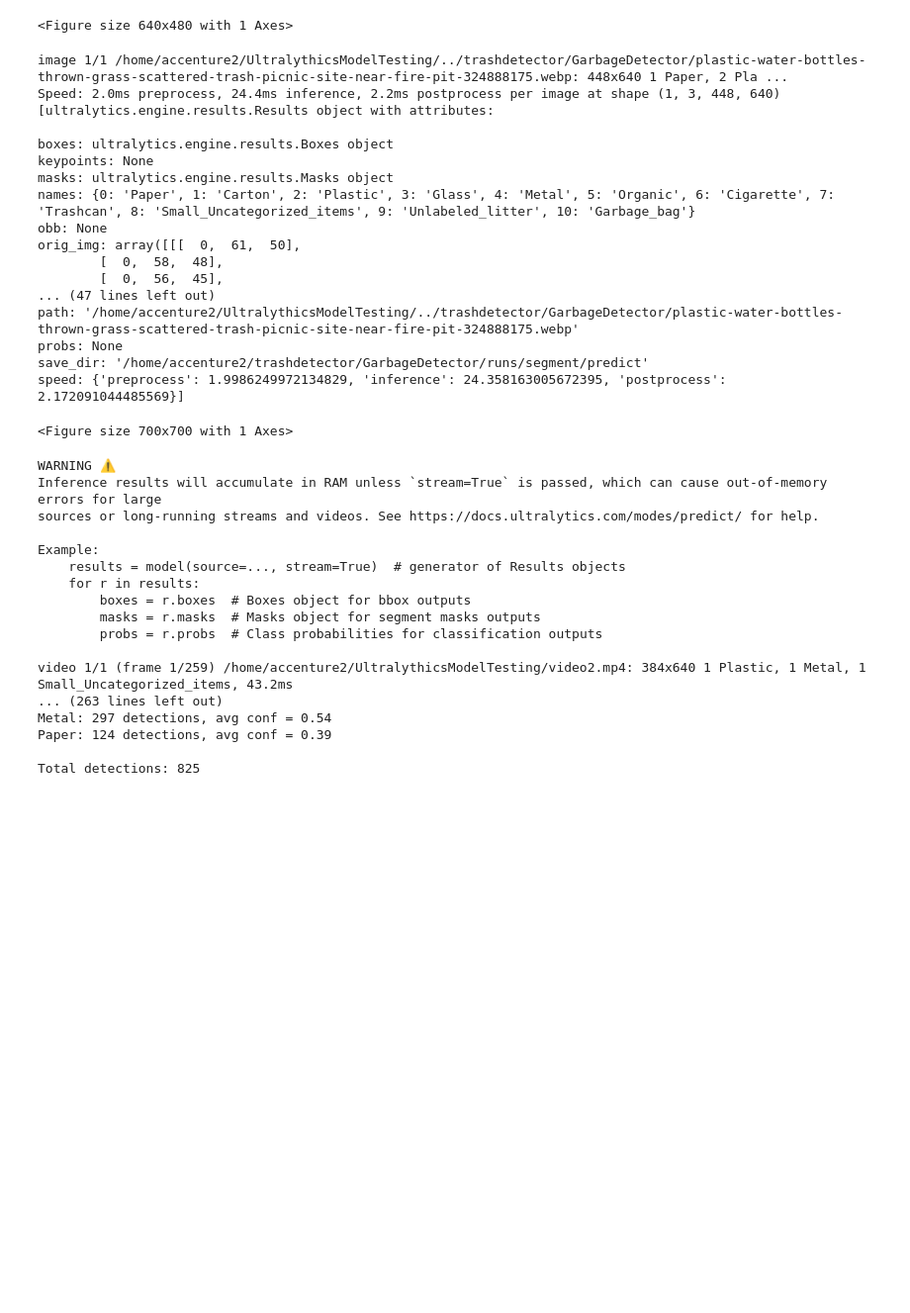
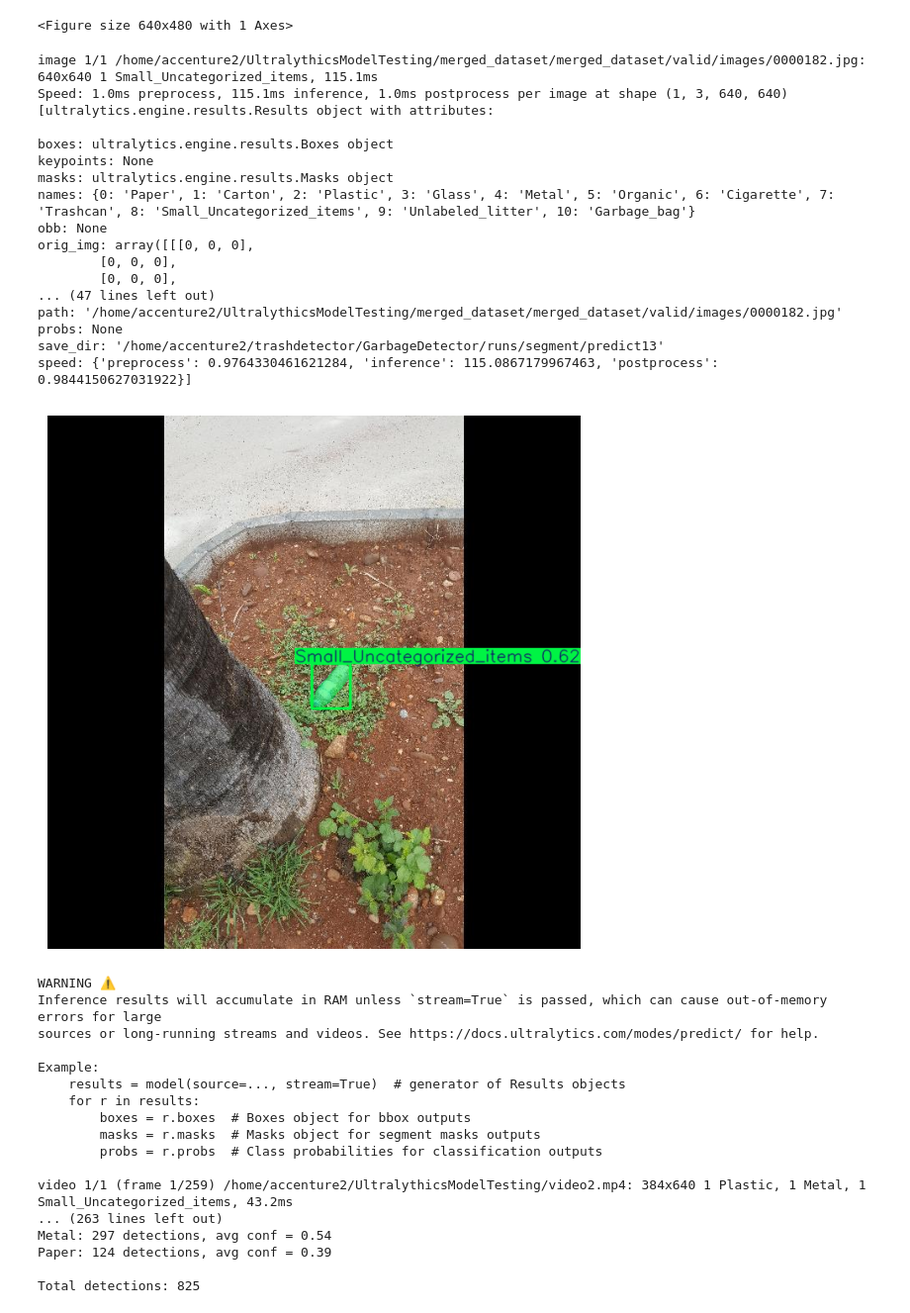
Before and after one commit to vlad-pro-coder/UltralythicsModelTesting, a Jupyter notebook: SegmentationUltralytics.ipynb, the cells around one changed output. Shown at 99% size. Cells and saved outputs as stored; diff of their text form; code cells hidden in the pictures; blank space fills up the shorter version.

```diff
--- a/SegmentationUltralytics.ipynb
+++ b/SegmentationUltralytics.ipynb
@@ -518,46 +516,46 @@ from ultralytics import YOLO
 import matplotlib.pyplot as plt
 
 # Load model
-model = YOLO("./runs/segment/train40/weights/best.pt")
+model = YOLO("./runs/segment/train6/weights/best.pt")
 
 # Run prediction on ONE image
 results = model.predict(
-    source="../trashdetector/GarbageDetector/plastic-water-bottles-thrown-grass-scattered-trash-picnic-site-near-fire-pit-324888175.webp",
+    source="./merged_dataset/merged_dataset/valid/images/0000182.jpg",
     conf=0.2,
     save=False,
     show=False
 )
 
 print(results)
 
 # Get plotted image (with predictions drawn)
 img_with_preds = results[0].plot()  # returns numpy array (BGR)
 
 # Show with matplotlib
 plt.figure(figsize=(7, 7))
 plt.imshow(img_with_preds[..., ::-1])  # BGR -> RGB
 plt.axis("off")
 plt.show()
-plt.imsave("test_output.png", img_with_preds[..., ::-1])
+plt.imsave("test_output2.png", img_with_preds[..., ::-1])
 # %% [output]
-image 1/1 /home/accenture2/UltralythicsModelTesting/../trashdetector/GarbageDetector/plastic-water-bottles-thrown-grass-scattered-trash-picnic-site-near-fire-pit-324888175.webp: 448x640 1 Paper, 2 Pla ...
-Speed: 2.0ms preprocess, 24.4ms inference, 2.2ms postprocess per image at shape (1, 3, 448, 640)
+image 1/1 /home/accenture2/UltralythicsModelTesting/merged_dataset/merged_dataset/valid/images/0000182.jpg: 640x640 1 Small_Uncategorized_items, 115.1ms
+Speed: 1.0ms preprocess, 115.1ms inference, 1.0ms postprocess per image at shape (1, 3, 640, 640)
 [ultralytics.engine.results.Results object with attributes:
 
 boxes: ultralytics.engine.results.Boxes object
 keypoints: None
 masks: ultralytics.engine.results.Masks object
 names: {0: 'Paper', 1: 'Carton', 2: 'Plastic', 3: 'Glass', 4: 'Metal', 5: 'Organic', 6: 'Cigarette', 7: 'Trashcan', 8: 'Small_Uncategorized_items', 9: 'Unlabeled_litter', 10: 'Garbage_bag'}
 obb: None
-orig_img: array([[[  0,  61,  50],
-        [  0,  58,  48],
-        [  0,  56,  45],
+orig_img: array([[[0, 0, 0],
+        [0, 0, 0],
+        [0, 0, 0],
 ... (47 lines left out)
-path: '/home/accenture2/UltralythicsModelTesting/../trashdetector/GarbageDetector/plastic-water-bottles-thrown-grass-scattered-trash-picnic-site-near-fire-pit-324888175.webp'
+path: '/home/accenture2/UltralythicsModelTesting/merged_dataset/merged_dataset/valid/images/0000182.jpg'
 probs: None
-save_dir: '/home/accenture2/trashdetector/GarbageDetector/runs/segment/predict'
-speed: {'preprocess': 1.9986249972134829, 'inference': 24.358163005672395, 'postprocess': 2.172091044485569}]
+save_dir: '/home/accenture2/trashdetector/GarbageDetector/runs/segment/predict13'
+speed: {'preprocess': 0.9764330461621284, 'inference': 115.0867179967463, 'postprocess': 0.9844150627031922}]
-<Figure size 700x700 with 1 Axes>
+[figure, added]
 # %%
 from ultralytics import YOLO
 from collections import defaultdict
```
Also changed, not shown: parts of 6 cells of this notebook, 4 other files.
